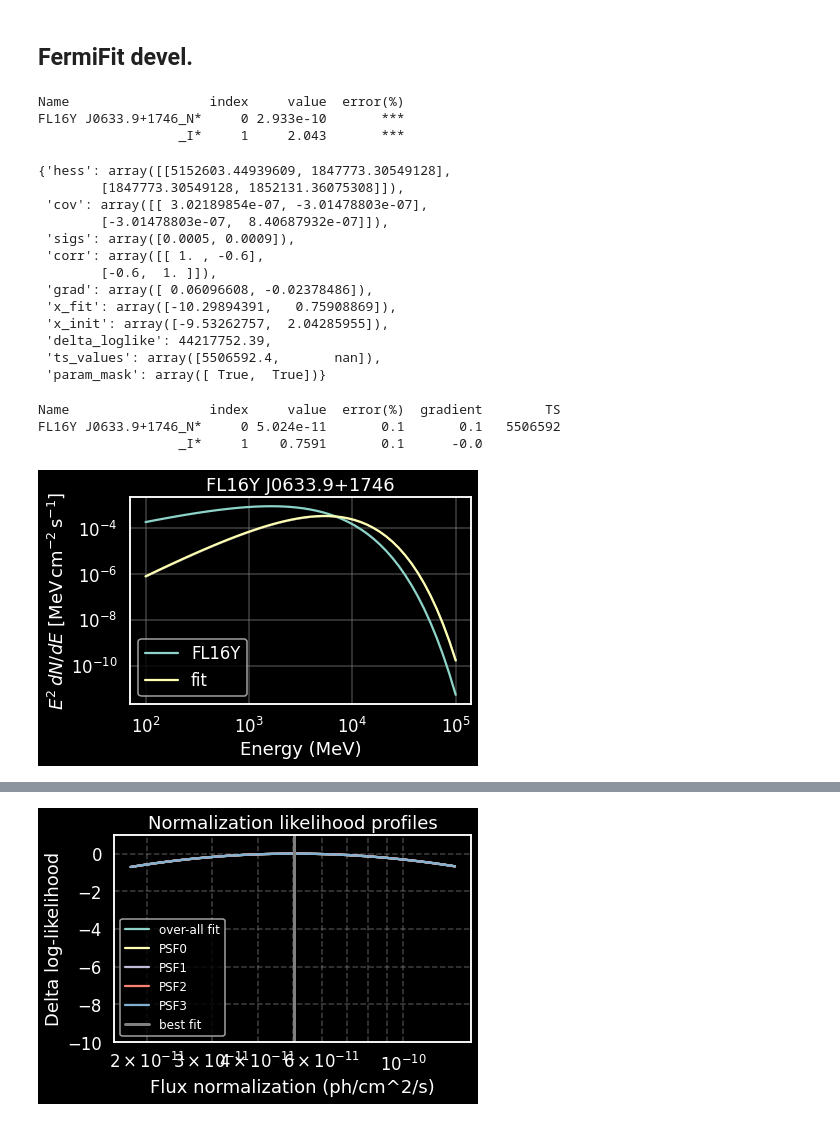
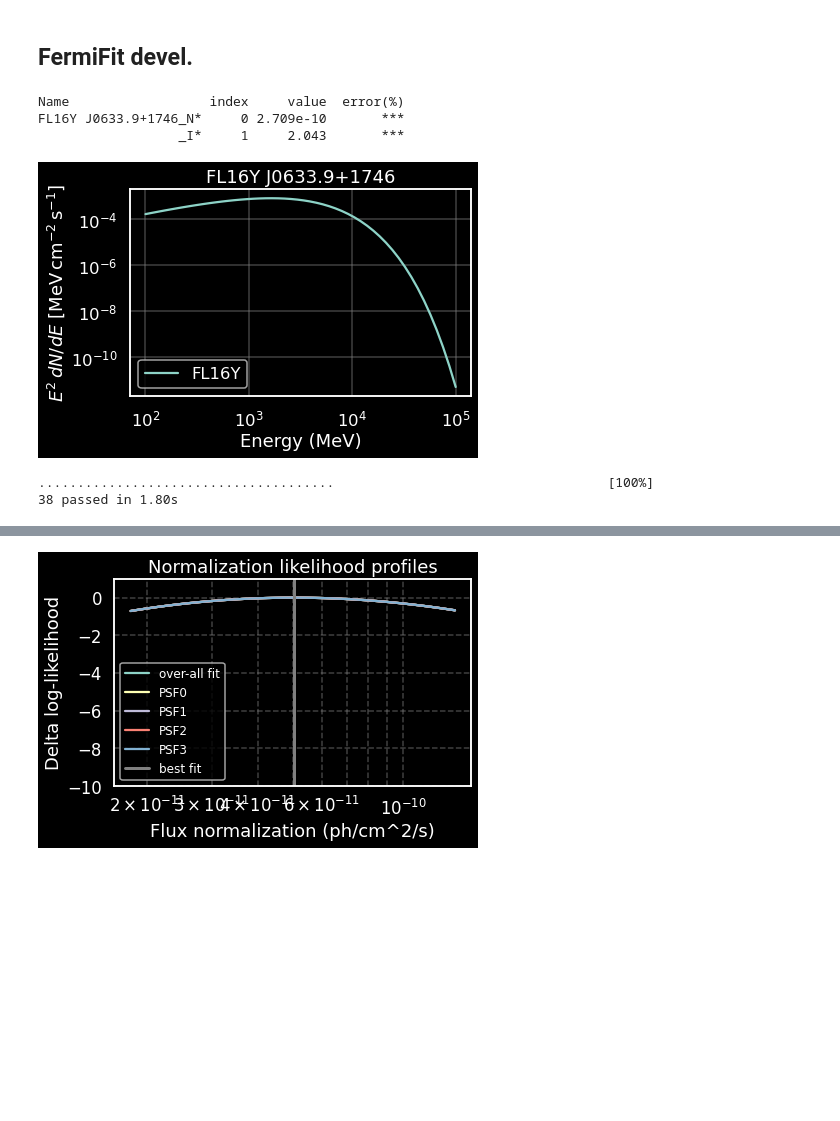
Before and after one commit to tburnett/kerr-diffuse, a Jupyter notebook: fermifit.ipynb, the cells around one changed output, grey strips where cells are left out. Cells and saved outputs as stored; diff of their text form; code cells hidden in the pictures; blank space fills up the shorter version.

Commit message:
working on basic FermiFIt and PixelTable

```diff
--- a/fermifit.ipynb
+++ b/fermifit.ipynb
@@ -46,39 +46,33 @@ set_psf: 72 PSF entries (FRONT, BACK, PSF0, PSF1, PSF2, PSF3) from 'files/loc'
 # %%
 reload(main_mod)
 FermiFit = main_mod.FermiFit
+reload(pixel_table_mod)
+PixelTable = pixel_table_mod.PixelTable
 ff = FermiFit(pt)
 src = roi_sources[0]
 fig, ax = plt.subplots(figsize=(6,4))
 src.sed_plot(ax=ax, label='FL16Y')
 
 ff.summary()
-
-with ff.preserve_parameters() as ctx:
-    ff.fit()
-    src.sed_plot(ax=ax, label='fit')
-    new_flux_func = src.model.copy()
-    ctx.restore = False
-
-show(ff.fit_info)
-ff.summary()
 # %% [output]
 Name                  index     value  error(%)
-FL16Y J0633.9+1746_N*     0 2.933e-10       ***
+FL16Y J0633.9+1746_N*     0 2.709e-10       ***
                   _I*     1     2.043       ***
-{'hess': array([[5152603.44939609, 1847773.30549128],
-        [1847773.30549128, 1852131.36075308]]),
- 'cov': array([[ 3.02189854e-07, -3.01478803e-07],
-        [-3.01478803e-07,  8.40687932e-07]]),
- 'sigs': array([0.0005, 0.0009]),
- 'corr': array([[ 1. , -0.6],
-        [-0.6,  1. ]]),
- 'grad': array([ 0.06096608, -0.02378486]),
- 'x_fit': array([-10.29894391,   0.75908869]),
- 'x_init': array([-9.53262757,  2.04285955]),
- 'delta_loglike': 44217752.39,
- 'ts_values': array([5506592.4,       nan]),
- 'param_mask': array([ True,  True])}
-Name                  index     value  error(%)  gradient        TS
-FL16Y J0633.9+1746_N*     0 5.024e-11       0.1       0.1   5506592
-                  _I*     1    0.7591       0.1      -0.0
-[figure, old version]
+[figure, new version]
+# %%
+import subprocess, sys
+result = subprocess.run(
+    [sys.executable, '-m', 'pytest', '-q',
+     'tests/test_pixel_table_model.py', 'tests/test_pixel_table_exposure.py'],
+    capture_output=True, text=True,
+    cwd='/home/burnett/work/pixel-table'
+)
+lines = result.stdout.strip().split('\n')
+# Show just the last 15 lines (summary line + recent failures)
+print('\n'.join(lines[-15:]))
+if result.returncode != 0:
+    print('\n--- stderr ---')
+    print(result.stderr[-1000:])
+# %% [output]
+......................................                                   [100%]
+38 passed in 1.80s
```
Also changed, not shown: parts of 20 cells of this notebook, 24 other files.
